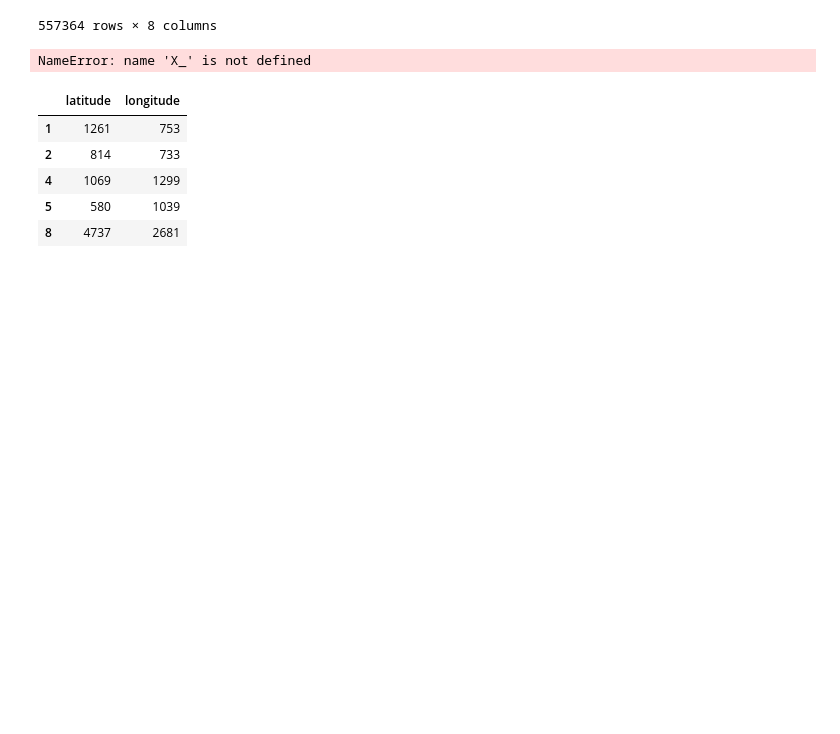
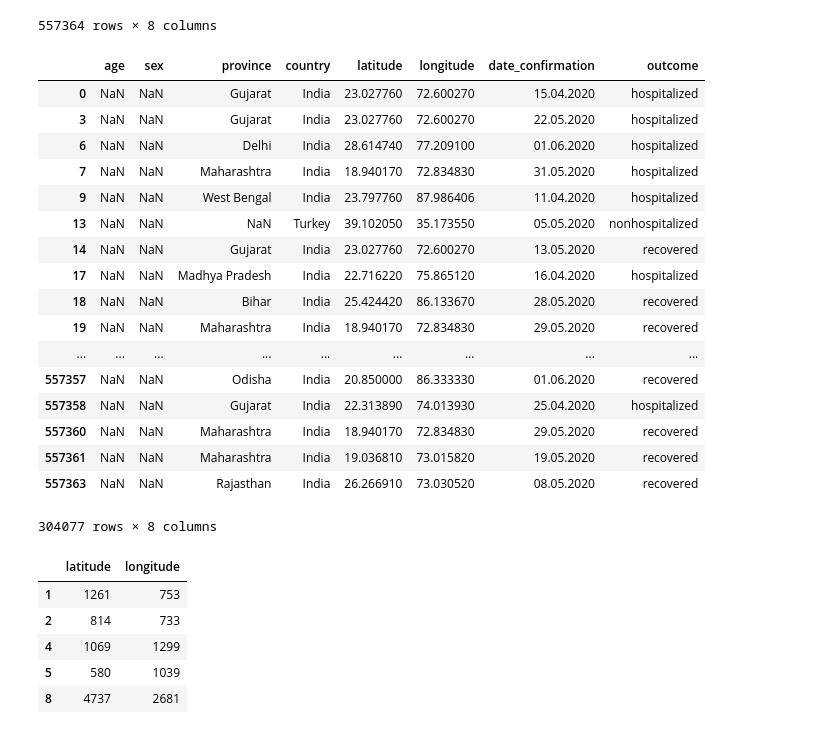
Before and after one commit to rsehmbi/covid19, a Jupyter notebook: DataCleaning.ipynb, the cells around one changed output. Saved outputs shown, nothing was run; the diff lists cells and outputs as text; code cells hidden in the pictures; blank space fills up the shorter version.

```diff
--- a/DataCleaning.ipynb
+++ b/DataCleaning.ipynb
@@ -168,11 +170,28 @@ featutre_cols = ['latitide', 'longitude']
 # %%
 
 df_nan
 # X_ = df_nan[feature_cols]
 # X_ = X_.fillna(0)
-X_
+# X_
 # %% [output]
+|  | age | sex | province | country | latitude | longitude | date_confirmation | outcome |
+| 0 | NaN | NaN | Gujarat | India | 23.027760 | 72.600270 | 15.04.2020 | hospitalized |
+| 3 | NaN | NaN | Gujarat | India | 23.027760 | 72.600270 | 22.05.2020 | hospitalized |
+| 6 | NaN | NaN | Delhi | India | 28.614740 | 77.209100 | 01.06.2020 | hospitalized |
+| 7 | NaN | NaN | Maharashtra | India | 18.940170 | 72.834830 | 31.05.2020 | hospitalized |
+| 9 | NaN | NaN | West Bengal | India | 23.797760 | 87.986406 | 11.04.2020 | hospitalized |
+| 13 | NaN | NaN | NaN | Turkey | 39.102050 | 35.173550 | 05.05.2020 | nonhospitalized |
+| 14 | NaN | NaN | Gujarat | India | 23.027760 | 72.600270 | 13.05.2020 | recovered |
+| 17 | NaN | NaN | Madhya Pradesh | India | 22.716220 | 75.865120 | 16.04.2020 | hospitalized |
+| 18 | NaN | NaN | Bihar | India | 25.424420 | 86.133670 | 28.05.2020 | recovered |
+| 19 | NaN | NaN | Maharashtra | India | 18.940170 | 72.834830 | 29.05.2020 | recovered |
+| ... | ... | ... | ... | ... | ... | ... | ... | ... |
+| 557357 | NaN | NaN | Odisha | India | 20.850000 | 86.333330 | 01.06.2020 | recovered |
+| 557358 | NaN | NaN | Gujarat | India | 22.313890 | 74.013930 | 25.04.2020 | hospitalized |
+| 557360 | NaN | NaN | Maharashtra | India | 18.940170 | 72.834830 | 29.05.2020 | recovered |
+| 557361 | NaN | NaN | Maharashtra | India | 19.036810 | 73.015820 | 19.05.2020 | recovered |
+| 557363 | NaN | NaN | Rajasthan | India | 26.266910 | 73.030520 | 08.05.2020 | recovered |
-NameError: name 'X_' is not defined
+304077 rows × 8 columns
 # %%
 df = df.dropna()
 # df
```
Also changed, not shown: parts of 48 cells of this notebook, 3 other files.
